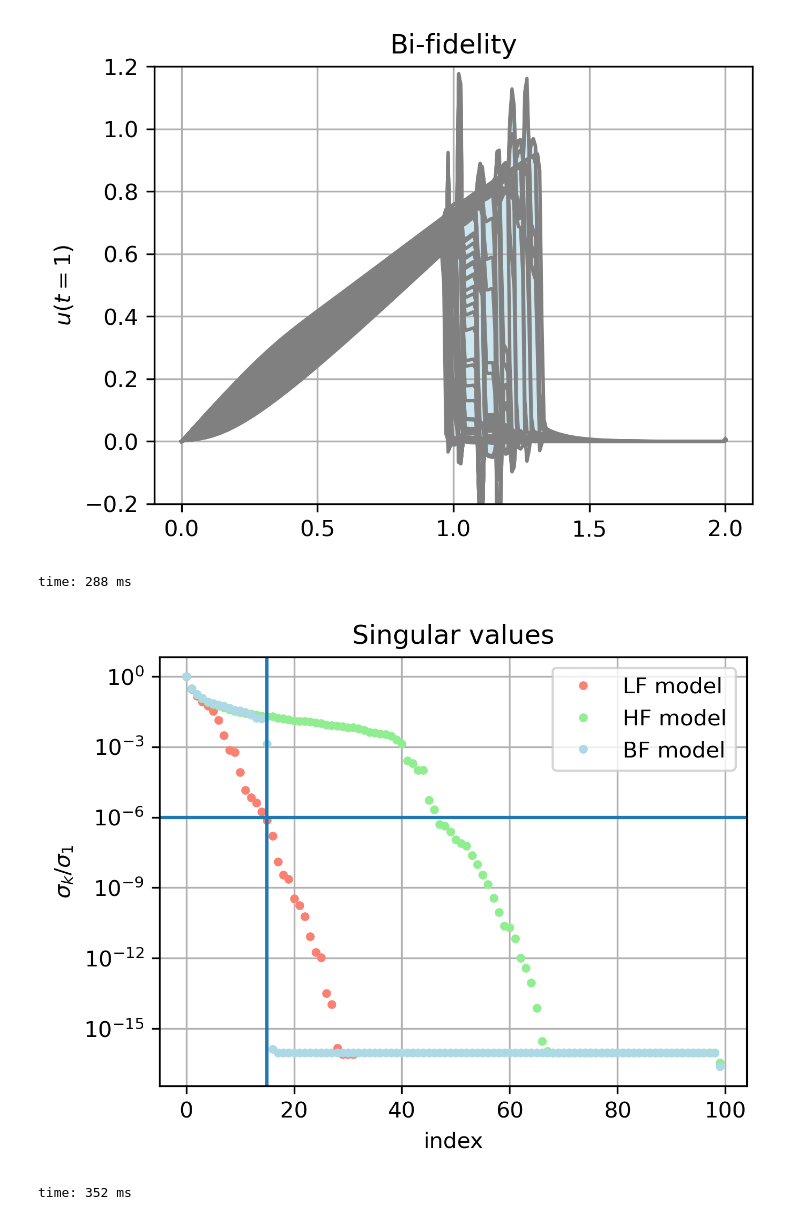
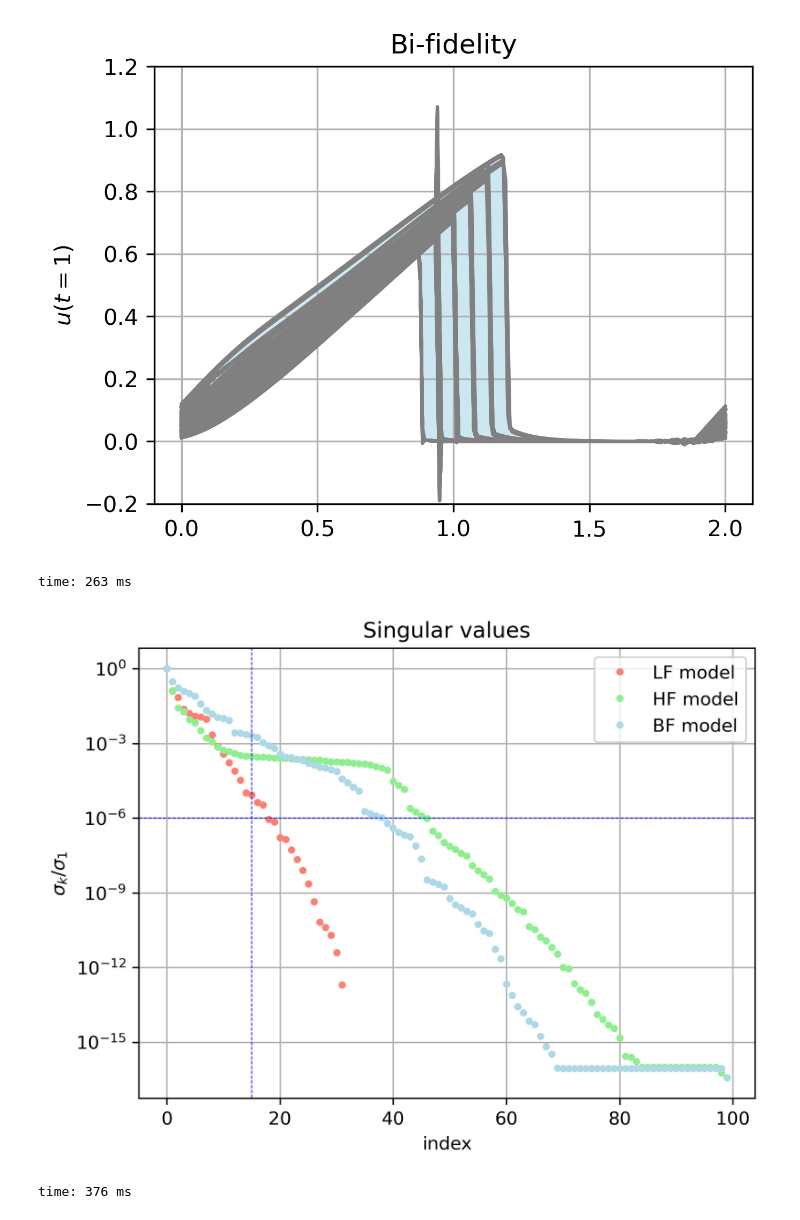
Before and after one commit to mulligatawny/bi-fidelity-burgers, a Jupyter notebook: bi_fidelity_burgers.ipynb, the cells around one changed output. Drawn from its saved outputs; the diff is of its cells as text; code cells hidden in the pictures.

```diff
--- a/bi_fidelity_burgers.ipynb
+++ b/bi_fidelity_burgers.ipynb
@@ -18,5 +18,5 @@ nx_hf     = 256
 samples   = 100
 eps       = 1e-6
 save_plot = 0 # toggle flag to save figures
-transf    = 0 # toggle flag to apply coordinate transform
+transf    = 1 # toggle flag to apply coordinate transform
 # %% [output]
@@ -158,6 +160,6 @@ time: 527 µs
 if transf:
     phi_lf, sloc_lf = transform(phi_lf)
     phi_hf, sloc_hf = transform(phi_hf)
-
+    np.save('LFT', phi_lf)
 A = phi_lf
 # %% [output]
@@ -311,28 +313,28 @@ ax.fill_between(X,low_bnd,upp_bnd,color='lightblue',alpha=0.6)      # uq bounds
 if save_plot:
     plt.savefig("./figures/bf.png",bbox_inches='tight')
 # %% [output]
-[figure, old version]
+[figure, new version]
-time: 288 ms
+time: 263 ms
 # %%
 # compare singular values
 _, sv_lf, _ = np.linalg.svd(phi_lf, full_matrices=True)
 _, sv_hf, _ = np.linalg.svd(phi_hf, full_matrices=True)
 _, sv_bf, _ = np.linalg.svd(phi_bf, full_matrices=True)
 
-fig5 = plt.figure(figsize=[6.4*.75, 4.8*.75],dpi=300)
+fig5 = plt.figure(figsize=[6.4*.95, 4.8*.95],dpi=300)
 ax = fig5.add_subplot(1,1,1)
 ax.semilogy(sv_lf/sv_lf[0], 'r.', color='salmon', label='LF model')
 ax.semilogy(sv_hf/sv_hf[0], 'r.', color='lightgreen', label='HF model')
 ax.semilogy(sv_bf/sv_bf[0], 'r.', color='lightblue', label='BF model')
 ax.set_title('Singular values')
 ax.set_ylabel('$\sigma_k/\sigma_1$')
 ax.set_xlabel('index')
 ax.legend()
-ax.axvline([16-1])
-ax.axhline([1e-6])
+ax.axvline([16-1], c='blue', lw=0.5, ls='--')
+ax.axhline([1e-6], c='blue', lw=0.5, ls='--')
 ax.grid('on')
 if save_plot:
     plt.savefig("./figures/sv-comp.png",bbox_inches='tight')
 # %% [output]
-[figure, old version]
+[figure, new version]
-time: 352 ms
+time: 376 ms
```
Also changed, not shown: parts of 16 cells of this notebook, 4 other files.
